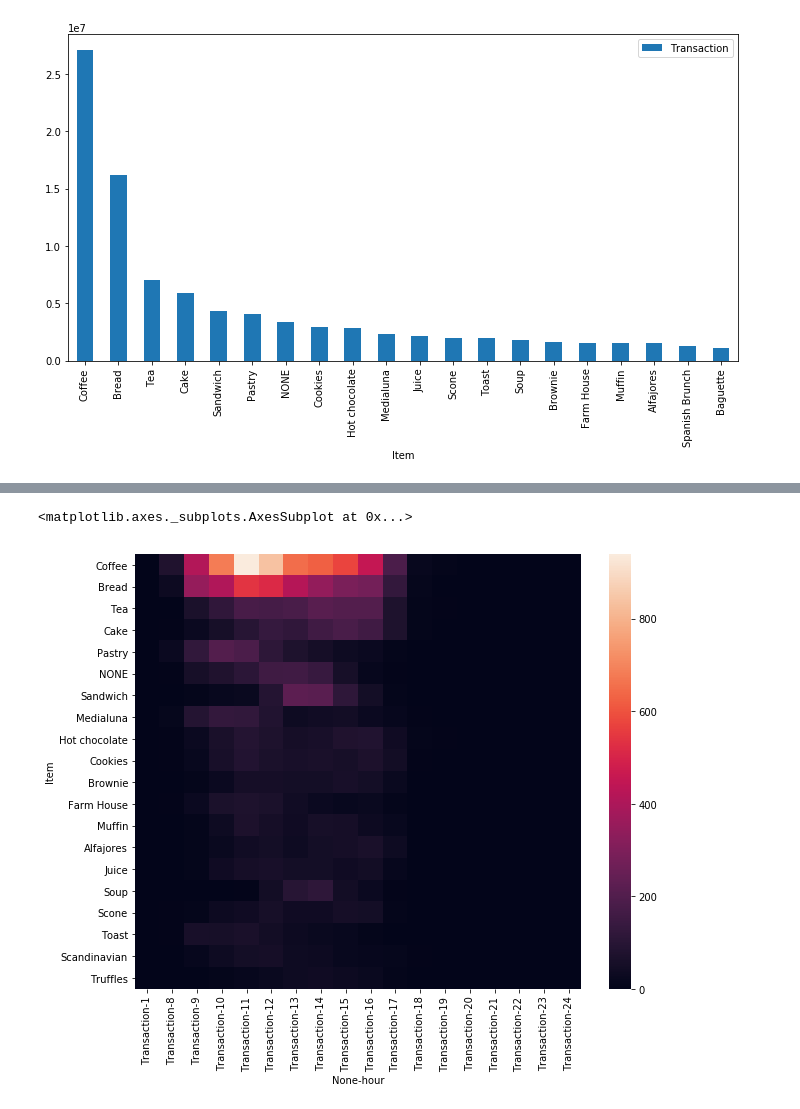
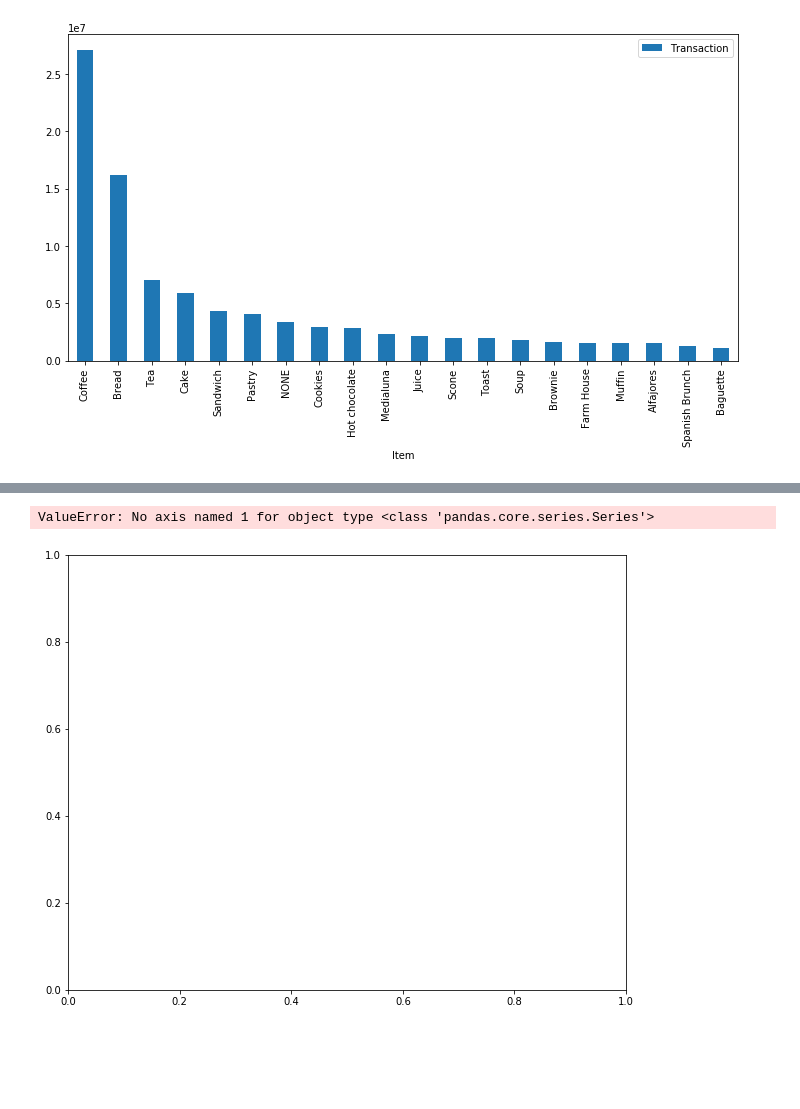
Before and after one commit to jaynpearl/kaggle_testing, a Jupyter notebook: TransactionFromBakery/data_explore.ipynb, the cells around one changed output, grey strips where cells are left out. Saved outputs shown, nothing was run; the diff lists cells and outputs as text; code cells hidden in the pictures; blank space fills up the shorter version.

```diff
--- a/TransactionFromBakery/data_explore.ipynb
+++ b/TransactionFromBakery/data_explore.ipynb
@@ -70,3 +70,5 @@ df.groupby('Item').count()[['Transaction']].plot.bar(figsize=(12, 6))
 # %% [output]
 <matplotlib.axes._subplots.AxesSubplot at 0x...>
 [figure]
+# %%
+gdf = df.groupby(['Item', 'hour'])
@@ -73,7 +78,7 @@ df.groupby('Item').count()[['Transaction']].plot.bar(figsize=(12, 6))
 # %%
 fig, ax = plt.subplots(figsize=(10,8))
-sns.heatmap(gdf.unstack().fillna(0).loc[list(gdf.unstack().sum(axis=1).sort_values(ascending=False)[:20].keys())]
+sns.heatmap(gdf.unstack().loc[list(gdf.unstack().sum(axis=1).sort_values(ascending=False)[:20].keys())]
 , annot=False, ax = ax)
 # %% [output]
-<matplotlib.axes._subplots.AxesSubplot at 0x...>
+ValueError: No axis named 1 for object type <class 'pandas.core.series.Series'>
-[figure, old version]
+[figure, new version]
```
Also changed, not shown: parts of 2 cells of this notebook.
